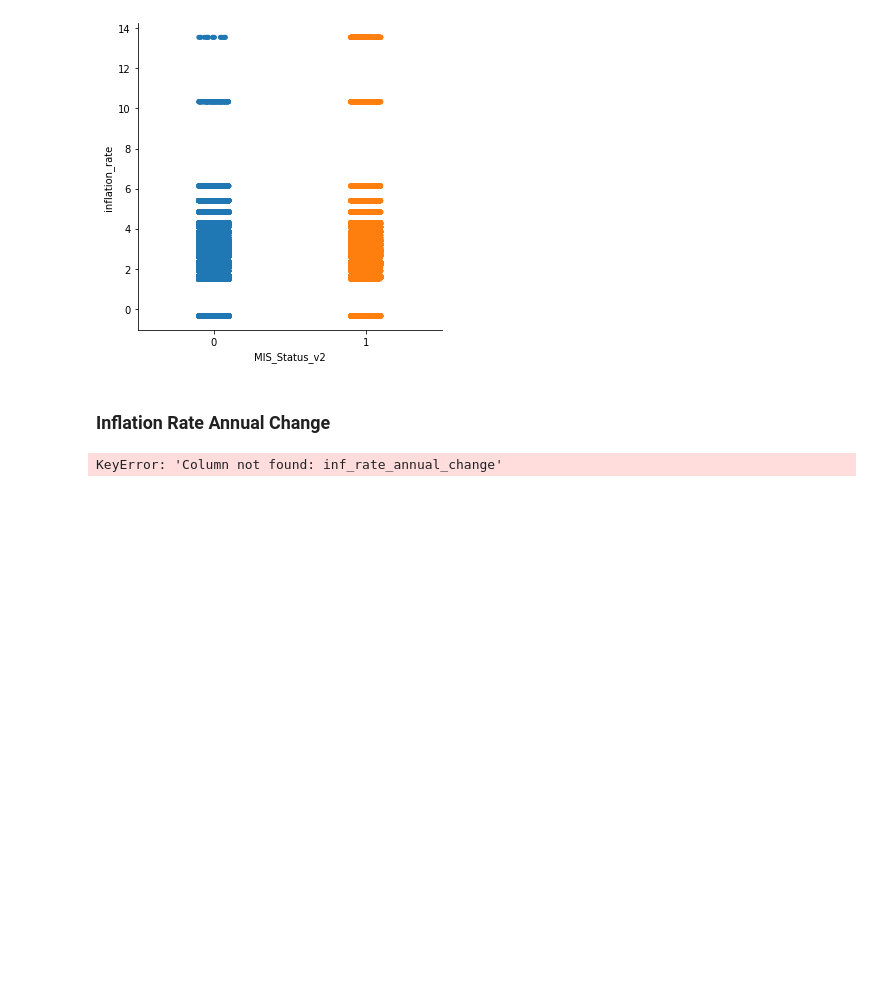
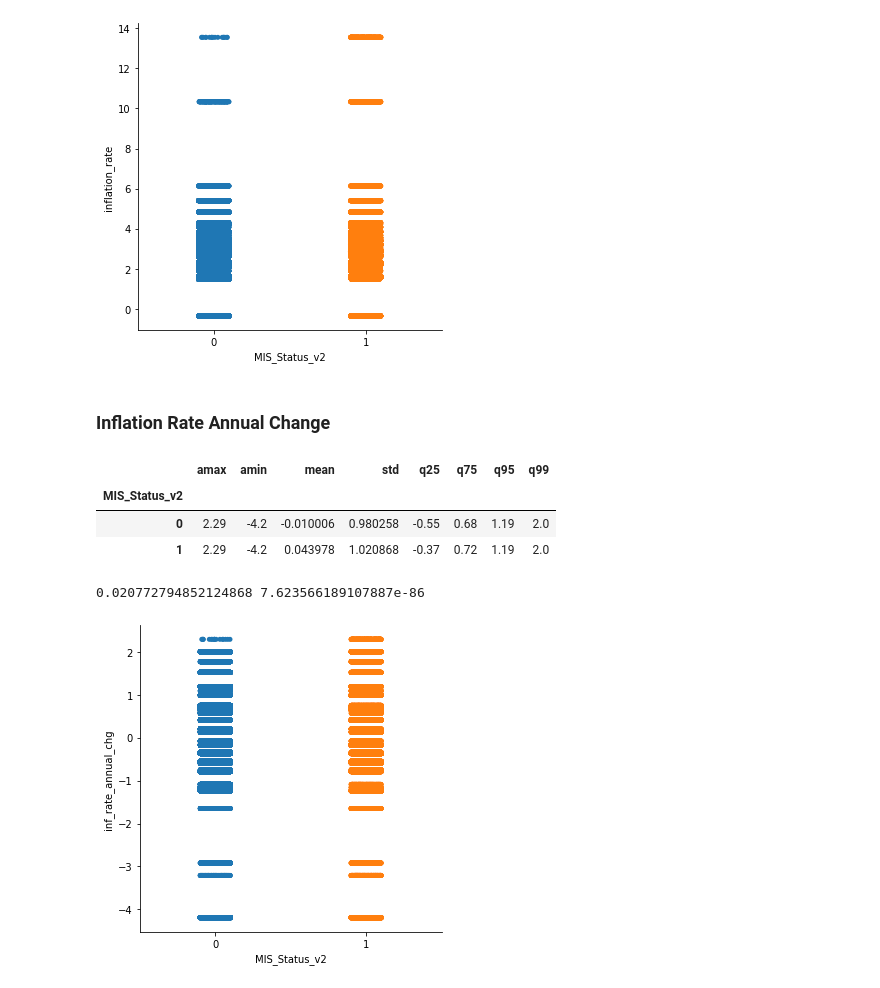
Before and after one commit to mitchellramsey/sba-hra-analysis, a Jupyter notebook: notebooks/2.0_exploratory_data_analysis_sandbox.ipynb, the cells around one changed output. Cells and saved outputs as stored; diff of their text form; code cells hidden in the pictures; blank space fills up the shorter version.

```diff
--- a/notebooks/2.0_exploratory_data_analysis_sandbox.ipynb
+++ b/notebooks/2.0_exploratory_data_analysis_sandbox.ipynb
@@ -448,6 +448,19 @@ produceStripPlot(loan_eda_v1, target, 'inflation_rate')
 # %% [markdown]
 ### Inflation Rate Annual Change
 # %%
-irac_summary, irac_corr, irac_p_val = cat2contComparison(loan_eda_v1, target, 'inf_rate_annual_change')
+irac_summary, irac_corr, irac_p_val = cat2contComparison(loan_eda_v1, target, 'inf_rate_annual_chg')
-# %% [output]
-KeyError: 'Column not found: inf_rate_annual_change'
+# %%
+display(irac_summary)
+# %% [output]
+|  | amax | amin | mean | std | q25 | q75 | q95 | q99 |
+| MIS_Status_v2 |  |  |  |  |  |  |  |  |
+| 0 | 2.29 | -4.2 | -0.010006 | 0.980258 | -0.55 | 0.68 | 1.19 | 2.0 |
+| 1 | 2.29 | -4.2 | 0.043978 | 1.020868 | -0.37 | 0.72 | 1.19 | 2.0 |
+# %%
+print(irac_corr, irac_p_val)
+# %% [output]
+0.020772794852124868 7.623566189107887e-86
+# %%
+produceStripPlot(loan_eda_v1, target, 'inf_rate_annual_chg')
+# %% [output]
+[figure, added]
```
Also changed, not shown: parts of 7 cells of this notebook.
